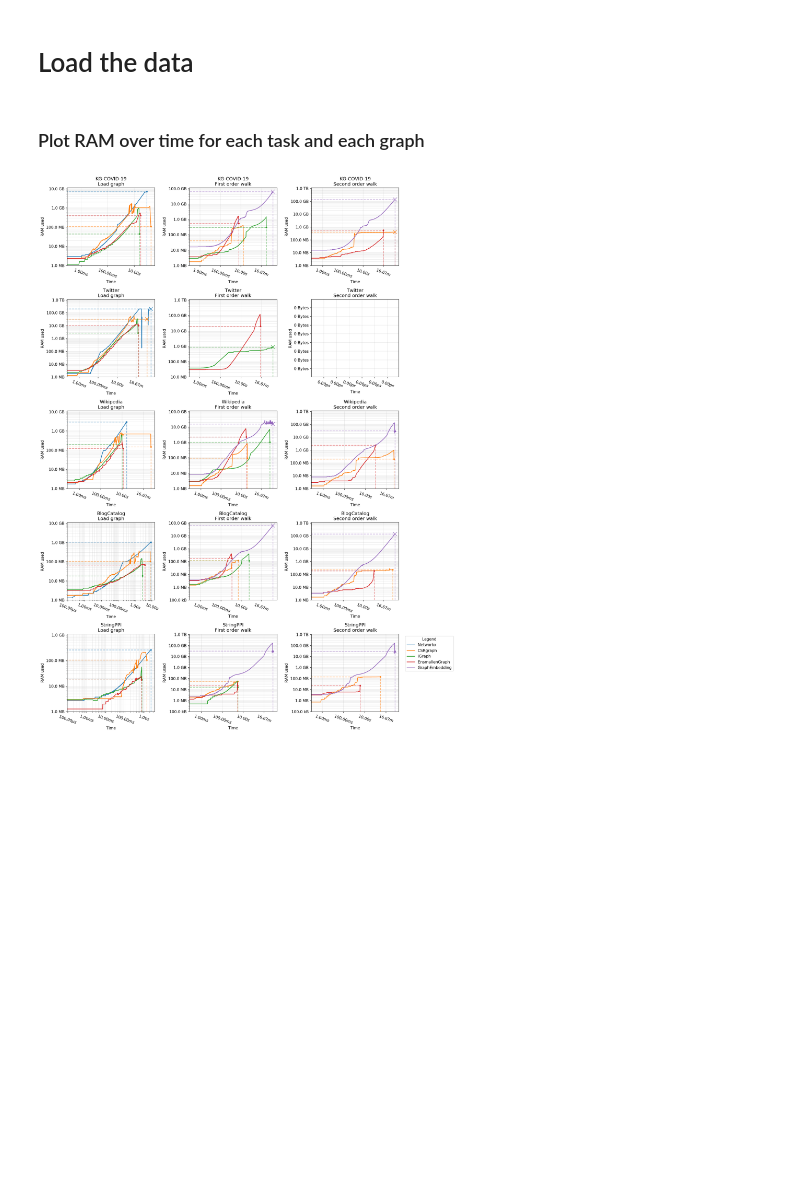
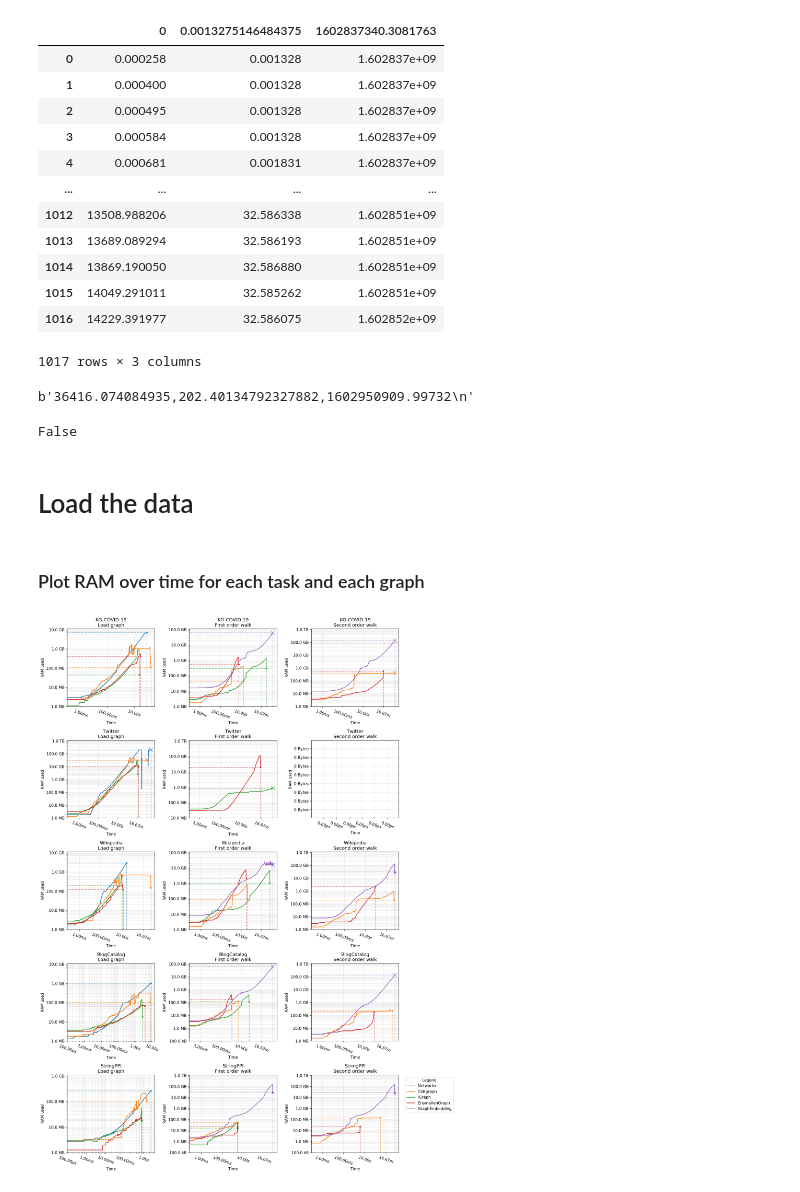
Before and after one commit to LucaCappelletti94/ensmallen_experiments, a Jupyter notebook: Preliminary tests on Ensmallen.ipynb, the cells around one changed output. Saved outputs shown, nothing was run; the diff lists cells and outputs as text; code cells hidden in the pictures; blank space fills up the shorter version.

```diff
--- a/Preliminary tests on Ensmallen.ipynb
+++ b/Preliminary tests on Ensmallen.ipynb
@@ -10,6 +10,46 @@ from humanize import naturaldelta
 from tqdm.auto import tqdm, trange
 from time import perf_counter, sleep
 from sanitize_ml_labels import sanitize_ml_labels
+# %%
+pd.read_csv("graphs/results/Twitter/CSRgraph/load_graph.csv")
+# %% [output]
+|  | 0 | 0.0013275146484375 | 1602837340.3081763 |
+| 0 | 0.000258 | 0.001328 | 1.602837e+09 |
+| 1 | 0.000400 | 0.001328 | 1.602837e+09 |
+| 2 | 0.000495 | 0.001328 | 1.602837e+09 |
+| 3 | 0.000584 | 0.001328 | 1.602837e+09 |
+| 4 | 0.000681 | 0.001831 | 1.602837e+09 |
+| ... | ... | ... | ... |
+| 1012 | 13508.988206 | 32.586338 | 1.602851e+09 |
+| 1013 | 13689.089294 | 32.586193 | 1.602851e+09 |
+| 1014 | 13869.190050 | 32.586880 | 1.602851e+09 |
+| 1015 | 14049.291011 | 32.585262 | 1.602851e+09 |
+| 1016 | 14229.391977 | 32.586075 | 1.602852e+09 |
+1017 rows × 3 columns
+# %%
+def can_load(root: str, library: str, graph_name: str) -> bool:
+    """Return boolean representing if given library can load the given graph."""
+    path = "{root}/results/{graph}/{library}/load_graph.csv".format(
+        root=root,
+        graph=graph_name,
+        library=library
+    )
+    if not os.path.exists(path):
+        return False
+
+    fp = open(path, "rb")
+    fp.seek(-80, 2)  # 2 means "from the end of the file"
+    last_line = fp.readlines()[-1]
+    fp.close()
+
+    print(last_line)
+
+    return set(last_line.strip()) == {"0", ","}
+
+can_load("graphs", "Networkx", "Twitter")
+# %% [output]
+b'36416.074084935,202.40134792327882,1602950909.99732\n'
+False
 # %% [markdown]
 # Load the data
 # %%
```
Also changed, not shown: 4 other files.
